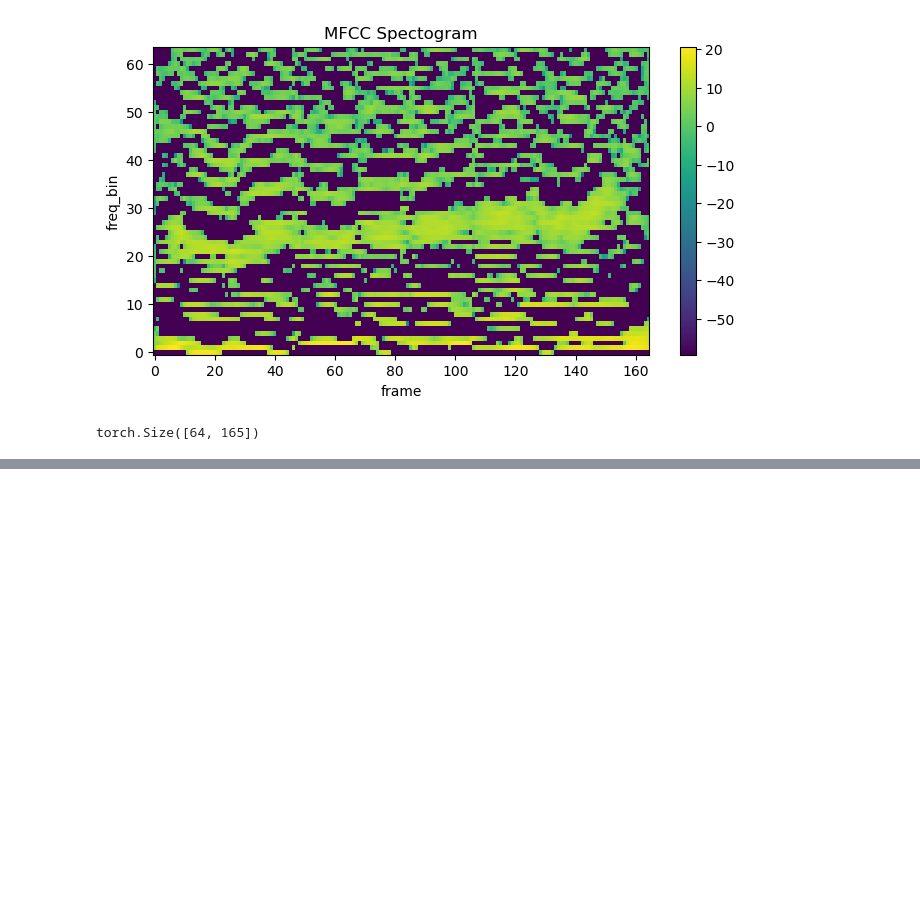
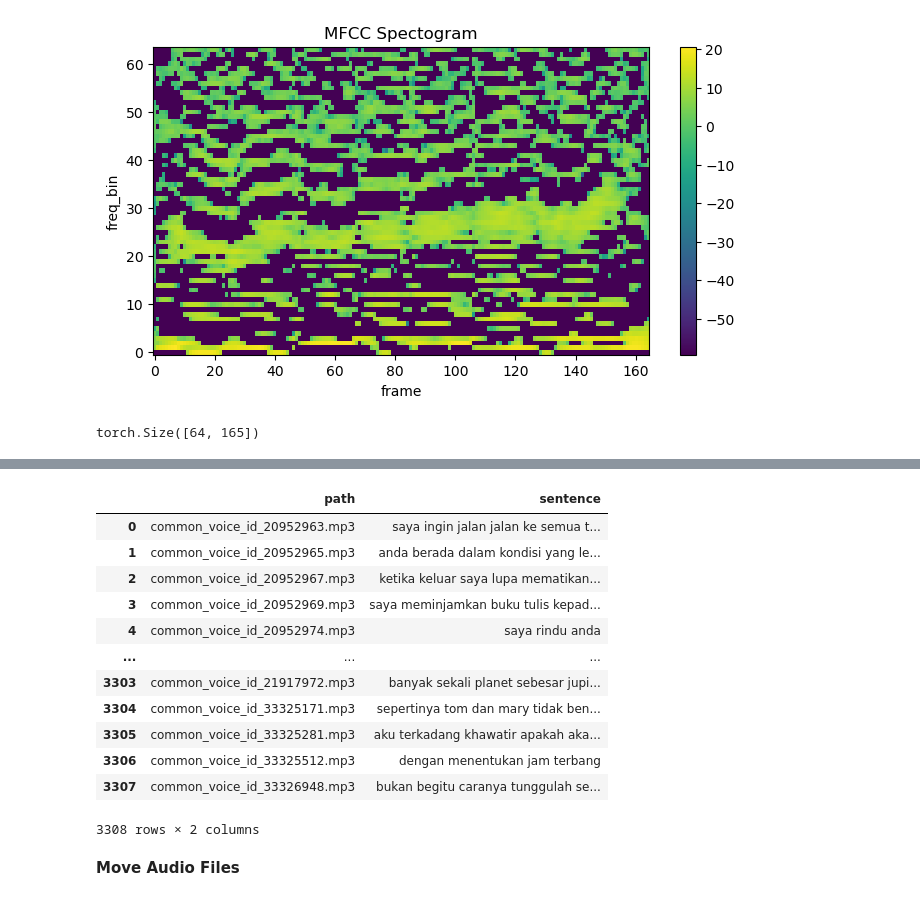
Before and after one commit to Avalon-AI-Laboratory/Indonesian-Voice-Recognition, a Jupyter notebook: indo_stt_pytorch/main.ipynb, the cells around one changed output, grey strips where cells are left out. Saved outputs shown, nothing was run; the diff lists cells and outputs as text; code cells hidden in the pictures; blank space fills up the shorter version.

```diff
--- a/indo_stt_pytorch/main.ipynb
+++ b/indo_stt_pytorch/main.ipynb
@@ -120,0 +125,6 @@ torch.Size([64, 165])
+# %%
+import pandas as pd
+df = pd.read_csv('./common_voice_id/dev.tsv', sep='\t')
+# %%
+# df_copy = df.head(50).copy()
+df = df[['path', 'sentence']]
@@ -120,0 +140,31 @@ torch.Size([64, 165])
+# %%
+import string
+
+def remove_strips(text):
+    # Mengganti tanda hubung (-) dengan spasi dan menghapus tanda baca di awal dan akhir kata
+    cleaned_text = text.replace('-', ' ').strip(string.punctuation)
+    return cleaned_text
+
+for i in range(len(df['sentence'])):
+    # print(text)
+    df['sentence'][i] = df['sentence'][i].lower()
+    df['sentence'][i] = ' '.join(word.strip(string.punctuation) for word in df['sentence'][i].split())
+    df['sentence'][i] = ' '.join(remove_strips(word) for word in df['sentence'][i].split())
+# %%
+df
+# %% [output]
+|  | path | sentence |
+| 0 | common_voice_id_20952963.mp3 | saya ingin jalan jalan ke semua t... |
+| 1 | common_voice_id_20952965.mp3 | anda berada dalam kondisi yang le... |
+| 2 | common_voice_id_20952967.mp3 | ketika keluar saya lupa mematikan... |
+| 3 | common_voice_id_20952969.mp3 | saya meminjamkan buku tulis kepad... |
+| 4 | common_voice_id_20952974.mp3 | saya rindu anda |
+| ... | ... | ... |
+| 3303 | common_voice_id_21917972.mp3 | banyak sekali planet sebesar jupi... |
+| 3304 | common_voice_id_33325171.mp3 | sepertinya tom dan mary tidak ben... |
+| 3305 | common_voice_id_33325281.mp3 | aku terkadang khawatir apakah aka... |
+| 3306 | common_voice_id_33325512.mp3 | dengan menentukan jam terbang |
+| 3307 | common_voice_id_33326948.mp3 | bukan begitu caranya tunggulah se... |
+3308 rows × 2 columns
+# %% [markdown]
+<b>Move Audio Files</b>
```
Also changed, not shown: parts of 31 cells of this notebook.
